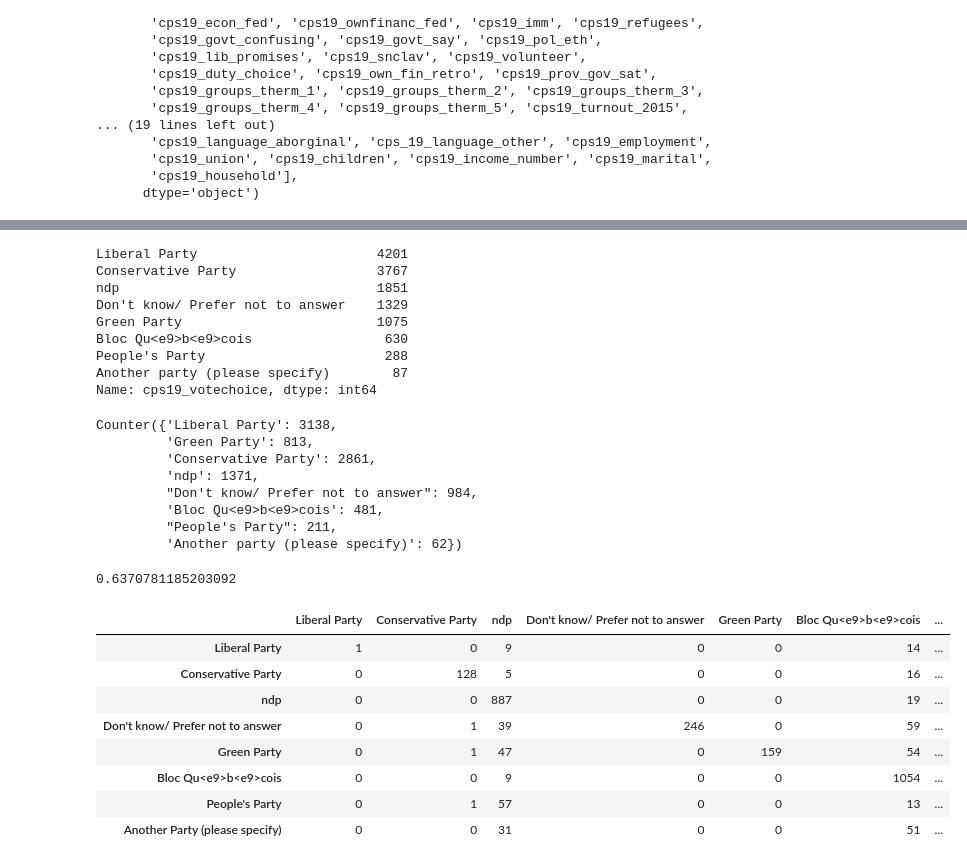
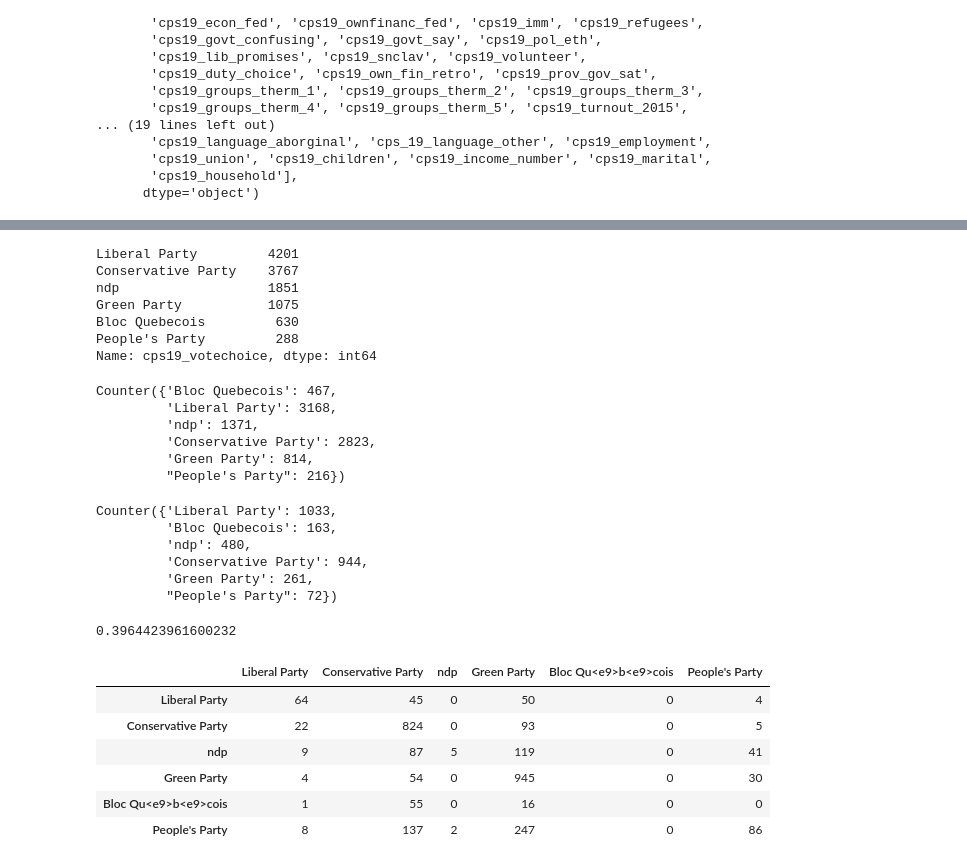
Before and after one commit to jhilberdink/Canadian_Election_Study_Analysis, a Jupyter notebook: machine_learning2.ipynb, the cells around one changed output, grey strips where cells are left out. Saved outputs shown, nothing was run; the diff lists cells and outputs as text; code cells hidden in the pictures.

```diff
--- a/machine_learning2.ipynb
+++ b/machine_learning2.ipynb
@@ -10,7 +10,7 @@ from sklearn.metrics import confusion_matrix
 import psycopg2
 from getpass import getpass
 # %%
-password2 = getpass('database passwod')
+password2 = getpass('database password')
 # %%
 import pandas.io.sql as psql
 connection = psycopg2.connect(
@@ -32,0 +23,5 @@ df.head(5)
+# %%
+df = df[df.cps19_votechoice != "Don't know/ Prefer not to answer"]
+df = df[df.cps19_votechoice != "Another party (please specify)"]
+df['cps19_votechoice'].replace({'Bloc Qu<e9>b<e9>cois':'Bloc Quebecois'}, inplace=True)
+df.head(5)
@@ -69,8 +72,8 @@ df.describe()
 # %%
-X = pd.get_dummies(df, columns=['cps19_responseid', 'cps19_citizenship', 'cps19_yob',
+X = df.drop(['cps19_responseid', 'cps19_votechoice', 'cps19_ethnicity_no_answer','cps19_ethnicity_other_1', 'cps19_ethnicity_other_2', 'cps19_language_no_answer', 'cps_19_language_other'],axis=1)
+X = pd.get_dummies(X, columns=['cps19_citizenship', 'cps19_yob',
        'cps19_gender', 'cps19_province', 'cps19_education', 'cps19_demsat',
-       'cps19_interest_gen_1', 'cps19_interest_elxn_1', 'cps19_v_likely',
-       'cps19_votechoice', 'cps19_fed_gov_sat', 'cps19_lr_scale',
+       'cps19_interest_gen_1', 'cps19_interest_elxn_1', 'cps19_v_likely', 'cps19_fed_gov_sat', 'cps19_lr_scale',
        'cps19_spend_educ', 'cps19_spend_env', 'cps19_spend_just_law',
        'cps19_spend_defence', 'cps19_spend_imm_min', 'cps19_econ_retro',
        'cps19_econ_fed', 'cps19_ownfinanc_fed', 'cps19_imm', 'cps19_refugees',
@@ -88,8 +91,7 @@ X = pd.get_dummies(df, columns=['cps19_responseid', 'cps19_citizenship', 'cps19_
        'cps19_ethnicity_irish', 'cps19_ethnicity_italian',
        'cps19_ethnicity_metis', 'cps19_ethnicity_polish',
        'cps19_ethnicity_quebecois', 'cps19_ethnicity_scottish',
-       'cps19_ethnicity_ukranian', 'cps19_ethnicity_no_answer',
-       'cps19_ethnicity_other_1', 'cps19_ethnicity_other_2', 'cps19_sexuality',
+       'cps19_ethnicity_ukranian', 'cps19_sexuality',
        'cps19_language_english', 'cps19_language_french',
        'cps19_language_arabic', 'cps19_language_chinese',
        'cps19_language_filipino', 'cps19_language_german',
@@ -97,8 +99,7 @@ X = pd.get_dummies(df, columns=['cps19_responseid', 'cps19_citizenship', 'cps19_
        'cps19_language_korean', 'cps19_language_pakistani',
        'cps19_language_persian', 'cps19_language_russian',
        'cps19_language_spanish', 'cps19_language_tamil',
-       'cps19_language_vietnamese', 'cps19_language_no_answer',
-       'cps19_language_aborginal', 'cps_19_language_other', 'cps19_employment',
+       'cps19_language_vietnamese','cps19_language_aborginal', 'cps19_employment',
        'cps19_union', 'cps19_children', 'cps19_income_number', 'cps19_marital',
        'cps19_household'])
 # %%
@@ -119,28 +120,33 @@ X.describe()
 # %%
 y.value_counts()
 # %% [output]
-Liberal Party                       4201
-Conservative Party                  3767
-ndp                                 1851
-Don't know/ Prefer not to answer    1329
-Green Party                         1075
-Bloc Qu<e9>b<e9>cois                 630
-People's Party                       288
-Another party (please specify)        87
+Liberal Party         4201
+Conservative Party    3767
+ndp                   1851
+Green Party           1075
+Bloc Quebecois         630
+People's Party         288
 Name: cps19_votechoice, dtype: int64
 # %%
 from sklearn.model_selection import train_test_split
 X_train, X_test, y_train, y_test = train_test_split(X, y, random_state=28)
 Counter(y_train)
 # %% [output]
-Counter({'Liberal Party': 3138,
-         'Green Party': 813,
-         'Conservative Party': 2861,
+Counter({'Bloc Quebecois': 467,
+         'Liberal Party': 3168,
          'ndp': 1371,
-         "Don't know/ Prefer not to answer": 984,
-         'Bloc Qu<e9>b<e9>cois': 481,
-         "People's Party": 211,
-         'Another party (please specify)': 62})
+         'Conservative Party': 2823,
+         'Green Party': 814,
+         "People's Party": 216})
+# %%
+Counter(y_test)
+# %% [output]
+Counter({'Liberal Party': 1033,
+         'Bloc Quebecois': 163,
+         'ndp': 480,
+         'Conservative Party': 944,
+         'Green Party': 261,
+         "People's Party": 72})
 # %%
 from sklearn.ensemble import RandomForestClassifier
 rf_model = RandomForestClassifier(n_estimators=100, random_state=28)
@@ -151,19 +157,17 @@ y_pred = rf_model.predict(X_test)
 acc_score = balanced_accuracy_score(y_test, y_pred)
 acc_score
 # %% [output]
-0.6370781185203092
+0.3964423961600232
 # %%
 from sklearn.metrics import confusion_matrix
 cm = confusion_matrix(y_test, y_pred)
-cm_df = pd.DataFrame(cm, index=["Liberal Party", "Conservative Party", "ndp", "Don't know/ Prefer not to answer", "Green Party", "Bloc Qu<e9>b<e9>cois", "People's Party", "Another Party (please specify)"], columns=["Liberal Party", "Conservative Party", "ndp", "Don't know/ Prefer not to answer", "Green Party", "Bloc Qu<e9>b<e9>cois", "People's Party", "Another party (please specify)"])
+cm_df = pd.DataFrame(cm, index=["Liberal Party", "Conservative Party", "ndp", "Green Party", "Bloc Qu<e9>b<e9>cois", "People's Party"], columns=["Liberal Party", "Conservative Party", "ndp", "Green Party", "Bloc Qu<e9>b<e9>cois", "People's Party"])
 cm_df
 # %% [output]
-|  | Liberal Party | Conservative Party | ndp | Don't know/ Prefer not to answer | Green Party | Bloc Qu<e9>b<e9>cois | ... |
-| Liberal Party | 1 | 0 | 9 | 0 | 0 | 14 | ... |
-| Conservative Party | 0 | 128 | 5 | 0 | 0 | 16 | ... |
-| ndp | 0 | 0 | 887 | 0 | 0 | 19 | ... |
-| Don't know/ Prefer not to answer | 0 | 1 | 39 | 246 | 0 | 59 | ... |
-| Green Party | 0 | 1 | 47 | 0 | 159 | 54 | ... |
-| Bloc Qu<e9>b<e9>cois | 0 | 0 | 9 | 0 | 0 | 1054 | ... |
-| People's Party | 0 | 1 | 57 | 0 | 0 | 13 | ... |
-| Another Party (please specify) | 0 | 0 | 31 | 0 | 0 | 51 | ... |
+|  | Liberal Party | Conservative Party | ndp | Green Party | Bloc Qu<e9>b<e9>cois | People's Party |
+| Liberal Party | 64 | 45 | 0 | 50 | 0 | 4 |
+| Conservative Party | 22 | 824 | 0 | 93 | 0 | 5 |
+| ndp | 9 | 87 | 5 | 119 | 0 | 41 |
+| Green Party | 4 | 54 | 0 | 945 | 0 | 30 |
+| Bloc Qu<e9>b<e9>cois | 1 | 55 | 0 | 16 | 0 | 0 |
+| People's Party | 8 | 137 | 2 | 247 | 0 | 86 |
```
Also changed, not shown: parts of 6 cells of this notebook.
